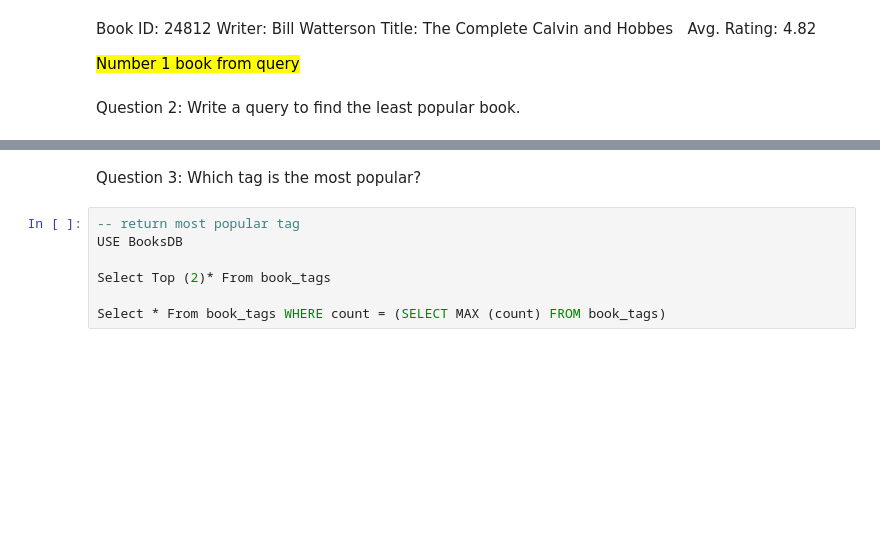
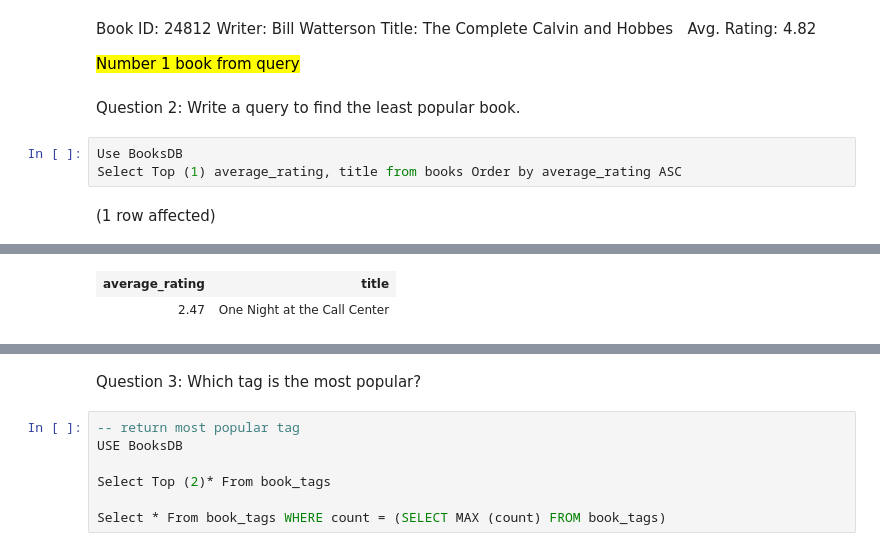
Before and after one commit to hollyhira/Studio-11-SQL-Part-1-Studio, a Jupyter notebook: SQL-Part-1-Studio.ipynb, the cells around one changed output, grey strips where cells are left out. Drawn from its saved outputs; the diff is of its cells as text; blank space fills up the shorter version.

```diff
--- a/SQL-Part-1-Studio.ipynb
+++ b/SQL-Part-1-Studio.ipynb
@@ -49,3 +71,8 @@ Book ID: 24812 Writer: Bill Watterson Title: The Complete Calvin and Hobbes
 <mark>Number 1 book from query</mark>
 # %% [markdown]
 Question 2: Write a query to find the least popular book.
+# %%
+Use BooksDB
+Select Top (1) average_rating, title from books Order by average_rating ASC
+# %% [output]
+(1 row affected)
@@ -52,3 +80,5 @@ Question 2: Write a query to find the least popular book.
+| average_rating | title |
+| 2.47 | One Night at the Call Center |
 # %%
 -- return least popular book
 
```
Also changed, not shown: parts of 6 cells of this notebook.
